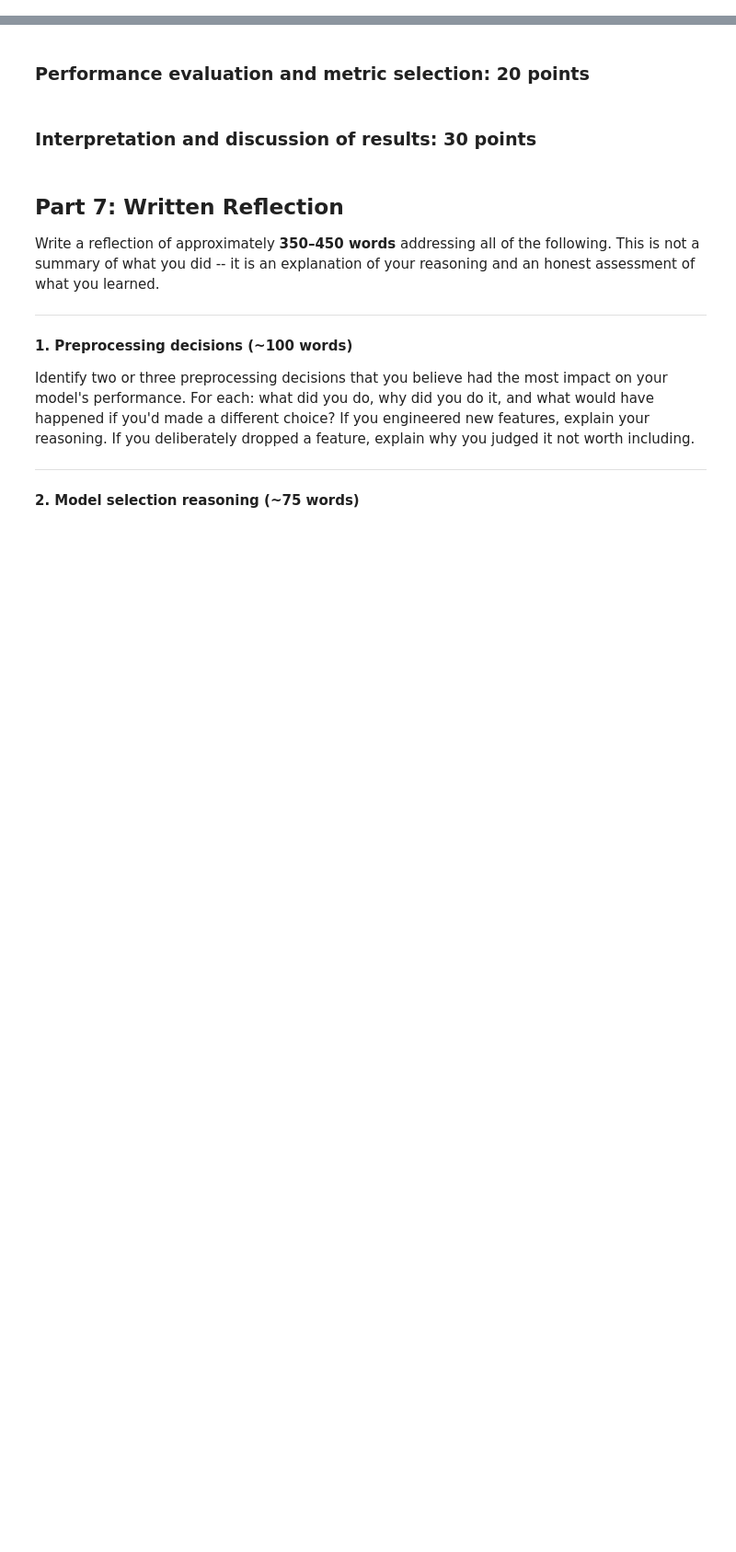
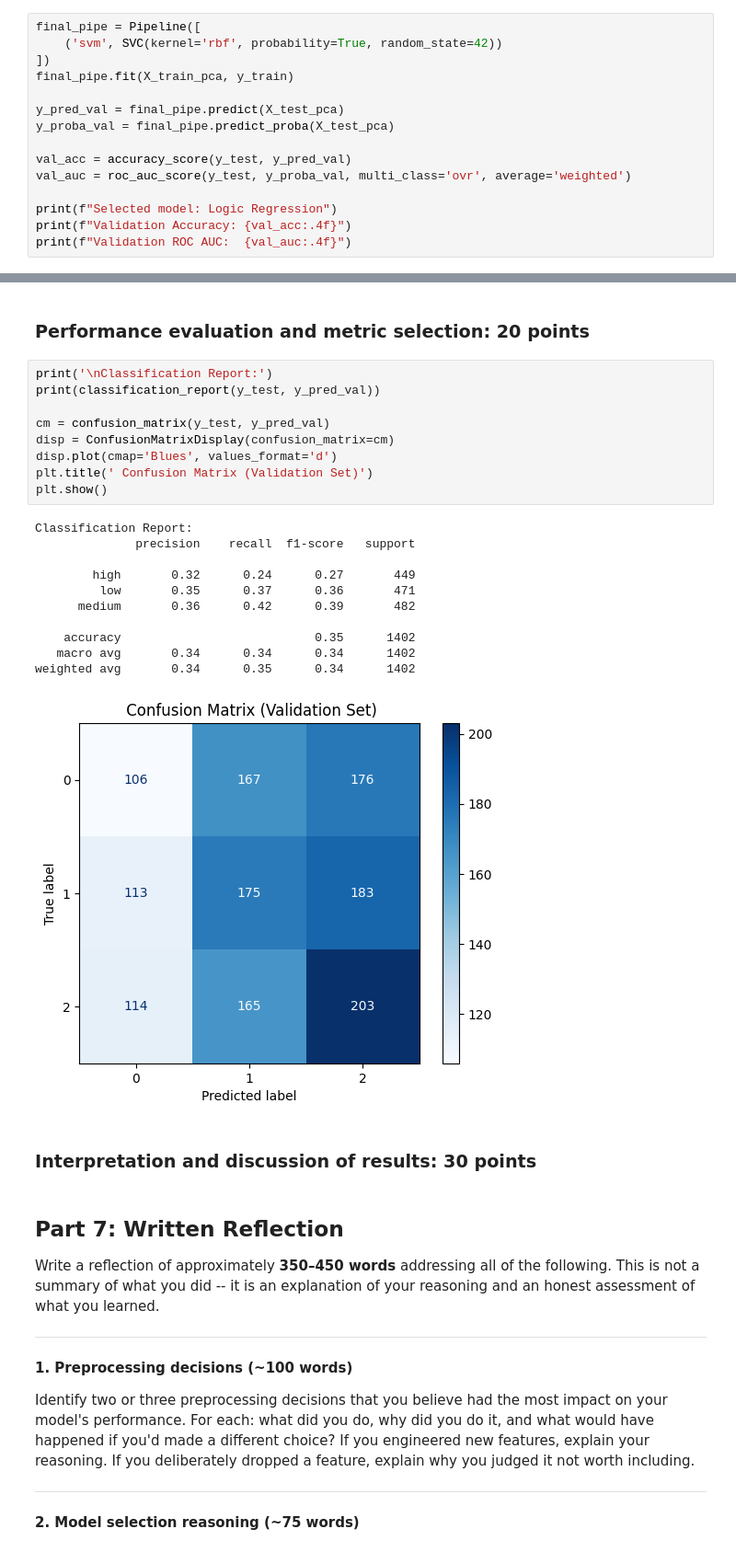
Before and after one commit to rebeccafalash/project_3_618, a Jupyter notebook: project3.ipynb, the cells around one changed output, grey strips where cells are left out. Shown at 92% size. Drawn from its saved outputs; the diff is of its cells as text; blank space fills up the shorter version.

```diff
--- a/project3.ipynb
+++ b/project3.ipynb
@@ -353,3 +365,18 @@ Best model by CV accuracy: Support Vector Machine
 For our final model, we chose the Support Vector Machine (SVM) because it performed the best out of all the models we tested. Based on our cross-validation results, SVM had the highest accuracy (0.973) and AUC (0.998), and also had almost no variation, which shows it was very consistent. We tested three models: Decision Tree, Random Forest, and SVM. For hyperparameters, we set the Decision Tree with a max depth of 10 and minimum samples split of 10 to reduce overfitting, and for Random Forest we used 100 trees. For SVM, we used the RBF kernel, which worked best for capturing more complex patterns in the data. One thing that stood out was how much worse the Decision Tree performed compared to the others, likely because it overfits easily. Random Forest did better since it combines multiple trees, but SVM still outperformed it. This is probably because SVM is better at finding clear boundaries between the GPA categories when the data is more complex. Overall, SVM gave us the most accurate and reliable results, so we chose it as our final model.
 # %% [markdown]
 ### Parameter optimization and method tuning: 20 points
+# %%
+final_pipe = Pipeline([
+    ('svm', SVC(kernel='rbf', probability=True, random_state=42))
+])
+final_pipe.fit(X_train_pca, y_train)
+
+y_pred_val = final_pipe.predict(X_test_pca)
+y_proba_val = final_pipe.predict_proba(X_test_pca)
+
+val_acc = accuracy_score(y_test, y_pred_val)
+val_auc = roc_auc_score(y_test, y_proba_val, multi_class='ovr', average='weighted')
+
+print(f"Selected model: Logic Regression")
+print(f"Validation Accuracy: {val_acc:.4f}")
+print(f"Validation ROC AUC:  {val_auc:.4f}")
@@ -356,5 +387,26 @@ For our final model, we chose the Support Vector Machine (SVM) because it perfor
 # %% [markdown]
 ### Performance evaluation and metric selection: 20 points
+# %%
+print('\nClassification Report:')
+print(classification_report(y_test, y_pred_val))
+
+cm = confusion_matrix(y_test, y_pred_val)
+disp = ConfusionMatrixDisplay(confusion_matrix=cm)
+disp.plot(cmap='Blues', values_format='d')
+plt.title(' Confusion Matrix (Validation Set)')
+plt.show()
+# %% [output]
+Classification Report:
+              precision    recall  f1-score   support
+
+        high       0.32      0.24      0.27       449
+         low       0.35      0.37      0.36       471
+      medium       0.36      0.42      0.39       482
+
+    accuracy                           0.35      1402
+   macro avg       0.34      0.34      0.34      1402
+weighted avg       0.34      0.35      0.34      1402
+[figure, added]
 # %% [markdown]
 ### Interpretation and discussion of results: 30 points
 # %% [markdown]
```
Also changed, not shown: parts of 9 cells of this notebook.
